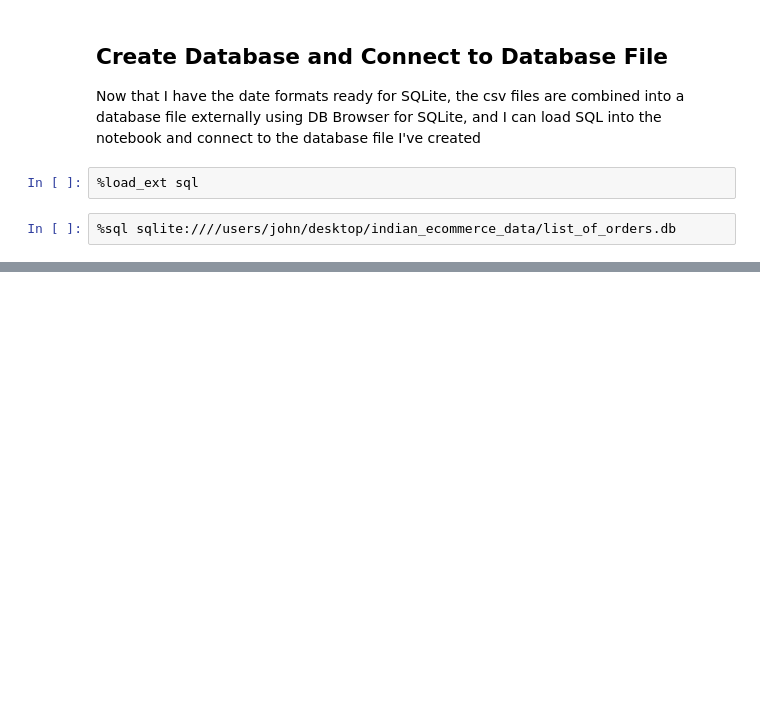
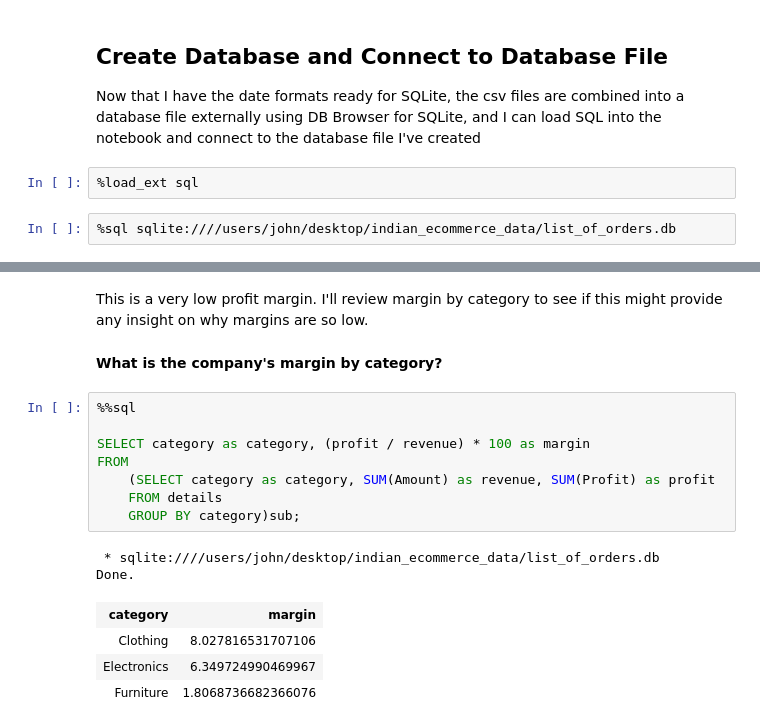
Before and after one commit to johnnydking/indian_ecommerce_eda, a Jupyter notebook: Indian E-commerce Data.ipynb, the cells around one changed output, grey strips where cells are left out. Saved outputs shown, nothing was run; the diff lists cells and outputs as text; blank space fills up the shorter version.

```diff
--- a/Indian E-commerce Data.ipynb
+++ b/Indian E-commerce Data.ipynb
@@ -130,0 +132,19 @@ Done.
+# %% [markdown]
+This is a very low profit margin. I'll review margin by category to see if this might provide any insight on why margins are so low.
+# %% [markdown]
+**What is the company's margin by category?**
+# %%
+%%sql
+
+SELECT category as category, (profit / revenue) * 100 as margin
+FROM
+    (SELECT category as category, SUM(Amount) as revenue, SUM(Profit) as profit
+    FROM details
+    GROUP BY category)sub;
+# %% [output]
+ * sqlite:////users/john/desktop/indian_ecommerce_data/list_of_orders.db
+Done.
+| category | margin |
+| Clothing | 8.027816531707106 |
+| Electronics | 6.349724990469967 |
+| Furniture | 1.8068736682366076 |
```
Also changed, not shown: parts of 21 cells of this notebook, 1 other file.
